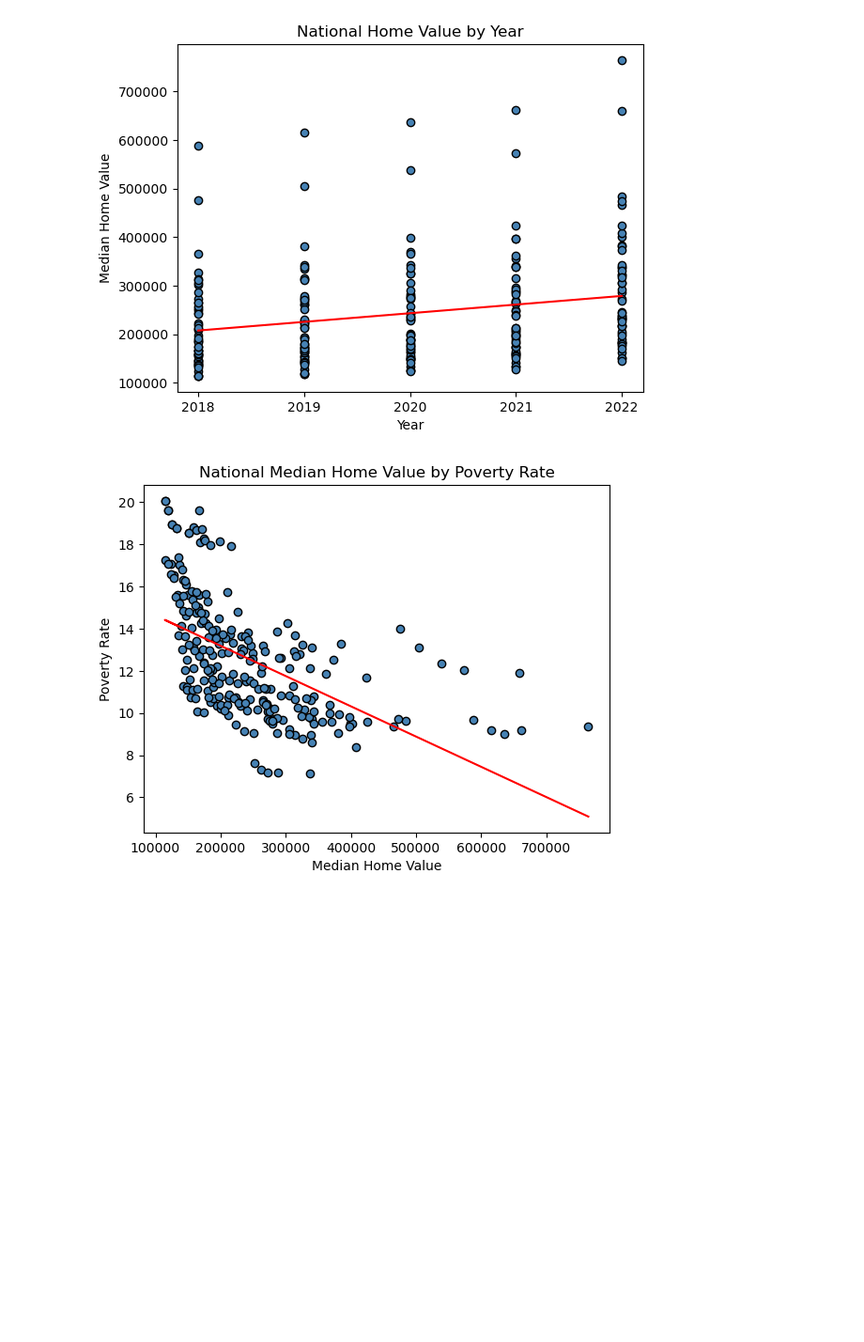
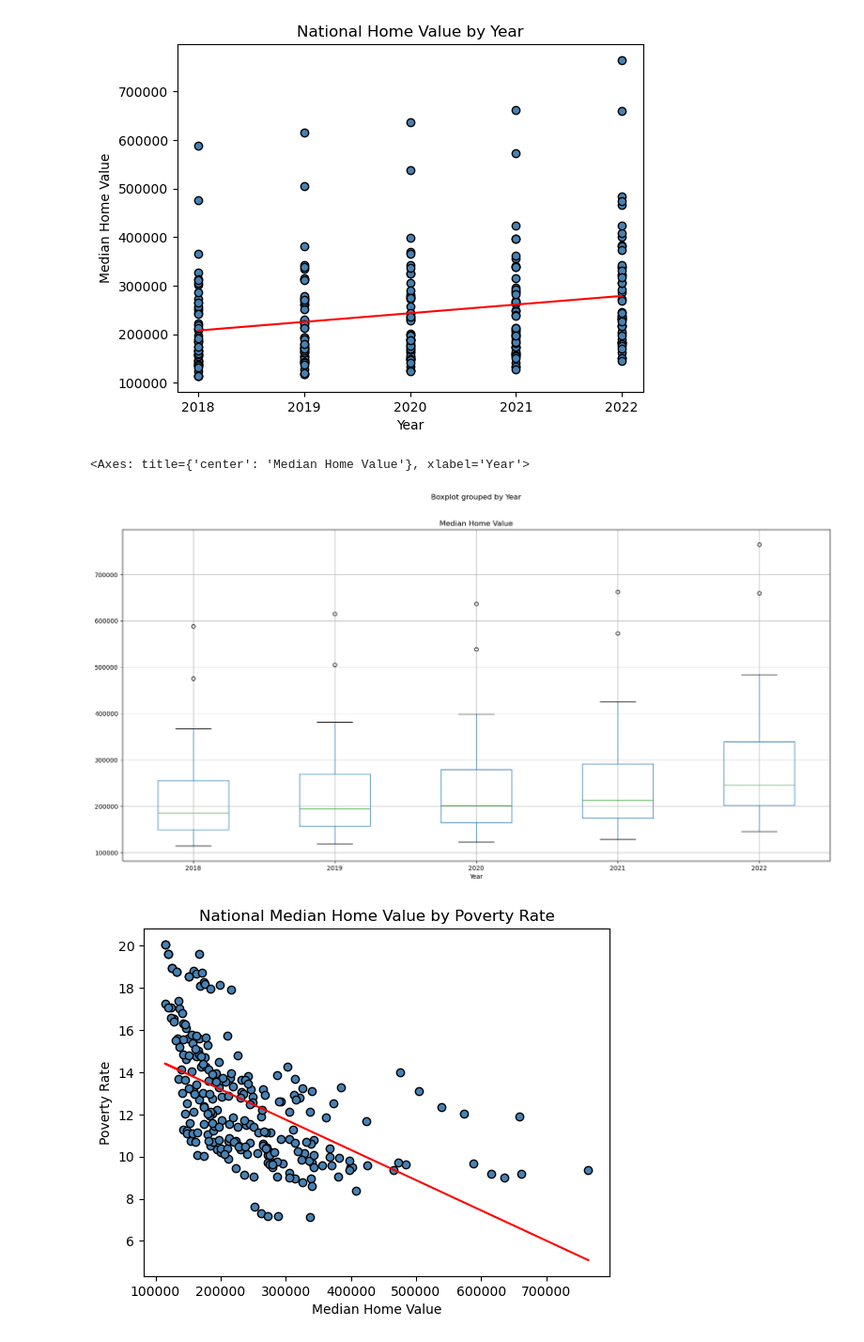
Before and after one commit to cmhillm75/US-Housing-Trends, a Jupyter notebook: nationwide.ipynb, the cells around one changed output. Shown at 94% size. Cells and saved outputs as stored; diff of their text form; code cells hidden in the pictures; blank space fills up the shorter version.

```diff
--- a/nationwide.ipynb
+++ b/nationwide.ipynb
@@ -309,6 +317,11 @@ plt.ylabel('Median Home Value')
 plt.show()
 # %% [output]
 [figure]
+# %%
+census_pd.boxplot("Median Home Value", by="Year", figsize=(20, 10))
+# %% [output]
+<Axes: title={'center': 'Median Home Value'}, xlabel='Year'>
+[figure, added]
 # %%
 plt.plot(census_pd["Median Home Value"], regressValues(census_pd["Median Home Value"], census_pd["Poverty Rate"]),"r-")
 plt.scatter(census_pd["Median Home Value"], census_pd["Poverty Rate"], marker="o", facecolors="steelblue", edgecolors="black")
```
Also changed, not shown: parts of 3 cells of this notebook, 1 other file.
